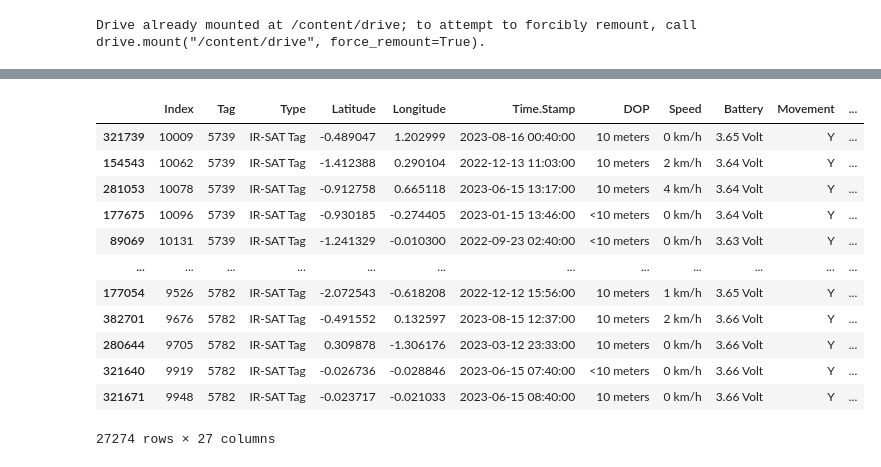
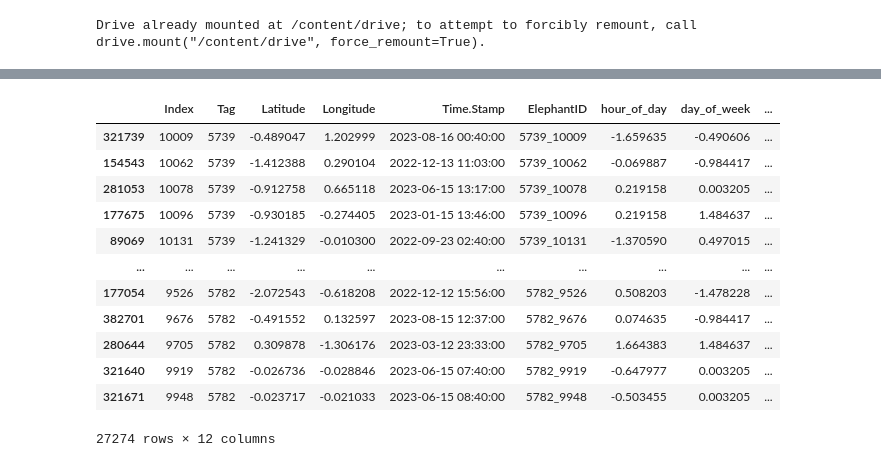
Before and after one commit to indhu68/Intro_to_DL_Project, a Jupyter notebook: Intro_to_DL_Project.ipynb, the cells around one changed output, grey strips where cells are left out. Cells and saved outputs as stored; diff of their text form; code cells hidden in the pictures.

```diff
--- a/Intro_to_DL_Project.ipynb
+++ b/Intro_to_DL_Project.ipynb
@@ -24,6 +57,6 @@ df['ElephantID'] = df['Tag'].astype(str) + '_' + df['Index'].astype(str)
 # %%
 imputer = SimpleImputer(strategy='mean')
-df[['Latitude', 'Longitude']] = imputer.fit_transform(df[['Latitude', 'Longitude']])
+df_new[['Latitude', 'Longitude']] = imputer.fit_transform(df_new[['Latitude', 'Longitude']])
 # %%
 def calculate_haversine(lat1, lon1, lat2, lon2):
     """Calculate the haversine distance between two points on the earth (specified in decimal degrees)."""
@@ -39,60 +72,61 @@ def calculate_haversine(lat1, lon1, lat2, lon2):
     return c * r
 
 # Adding time-related features
-df['hour_of_day'] = df['Time.Stamp'].dt.hour
-df['day_of_week'] = df['Time.Stamp'].dt.dayofweek
+df_new['hour_of_day'] = df_new['Time.Stamp'].dt.hour
+df_new['day_of_week'] = df_new['Time.Stamp'].dt.dayofweek
 
 # Ensure data is sorted to correctly calculate distances
-df.sort_values(by=['ElephantID', 'Time.Stamp'], inplace=True)
+df_new.sort_values(by=['ElephantID', 'Time.Stamp'], inplace=True)
 
 # Calculate shifted latitude and longitude for distance calculation
-df['shifted_latitude'] = df.groupby('ElephantID')['Latitude'].shift(1)
-df['shifted_longitude'] = df.groupby('ElephantID')['Longitude'].shift(1)
+df_new['shifted_latitude'] = df_new.groupby('ElephantID')['Latitude'].shift(1)
+df_new['shifted_longitude'] = df_new.groupby('ElephantID')['Longitude'].shift(1)
 
 # Calculate haversine distance; dropping NaN values resulting from the shift operation
-df.dropna(subset=['shifted_latitude', 'shifted_longitude'], inplace=True)
-df['distance'] = df.apply(lambda x: calculate_haversine(x['Latitude'], x['Longitude'], x['shifted_latitude'], x['shifted_longitude']), axis=1)
+df_new.dropna(subset=['shifted_latitude', 'shifted_longitude'], inplace=True)
+df_new['distance'] = df_new.apply(lambda x: calculate_haversine(x['Latitude'], x['Longitude'], x['shifted_latitude'], x['shifted_longitude']), axis=1)
 # %%
 scaler = StandardScaler()
 features = ['Latitude', 'Longitude', 'distance', 'hour_of_day', 'day_of_week']
-df[features] = scaler.fit_transform(df[features])
+df_new[features] = scaler.fit_transform(df_new[features])
+# %%
+# Encode ElephantID
+encoder = LabelEncoder()
+df_new['ElephantID_encoded'] = encoder.fit_transform(df_new['ElephantID'])
 # %%
-# Encode ElephantID
-encoder = LabelEncoder()
-df['ElephantID_encoded'] = encoder.fit_transform(df['ElephantID'])
 
 # Define function to create sequences
-def create_sequences(df, sequence_length=10):
+def create_sequences(df_new, sequence_length=10):
     sequences = []
     targets = []
     elephant_ids = []
-    for _, group in df.groupby('ElephantID_encoded'):
+    for _, group in df_new.groupby('ElephantID_encoded'):
         if len(group) < sequence_length:
             # Skip groups with less data than our sequence length
             continue
         for i in range(len(group) - sequence_length):
             seq = group[features].iloc[i:i+sequence_length].values
             target = group[['Latitude', 'Longitude']].iloc[i+sequence_length].values
             elephant_id = group['ElephantID_encoded'].iloc[i+sequence_length]
             sequences.append(seq)
             targets.append(target)
             elephant_ids.append(elephant_id)
     return np.array(sequences), np.array(targets), np.array(elephant_ids)
 
 sequence_length = 10
-X, y, elephant_ids = create_sequences(df, sequence_length)
-df
+X, y, elephant_ids = create_sequences(df_new, sequence_length)
+df_new
 # %% [output]
-|  | Index | Tag | Type | Latitude | Longitude | Time.Stamp | DOP | Speed | Battery | Movement | ... |
-| 321739 | 10009 | 5739 | IR-SAT Tag | -0.489047 | 1.202999 | 2023-08-16 00:40:00 | 10 meters | 0 km/h | 3.65 Volt | Y | ... |
-| 154543 | 10062 | 5739 | IR-SAT Tag | -1.412388 | 0.290104 | 2022-12-13 11:03:00 | 10 meters | 2 km/h | 3.64 Volt | Y | ... |
-| 281053 | 10078 | 5739 | IR-SAT Tag | -0.912758 | 0.665118 | 2023-06-15 13:17:00 | 10 meters | 4 km/h | 3.64 Volt | Y | ... |
-| 177675 | 10096 | 5739 | IR-SAT Tag | -0.930185 | -0.274405 | 2023-01-15 13:46:00 | <10 meters | 0 km/h | 3.64 Volt | Y | ... |
-| 89069 | 10131 | 5739 | IR-SAT Tag | -1.241329 | -0.010300 | 2022-09-23 02:40:00 | <10 meters | 0 km/h | 3.63 Volt | Y | ... |
-| ... | ... | ... | ... | ... | ... | ... | ... | ... | ... | ... | ... |
-| 177054 | 9526 | 5782 | IR-SAT Tag | -2.072543 | -0.618208 | 2022-12-12 15:56:00 | 10 meters | 1 km/h | 3.65 Volt | Y | ... |
-| 382701 | 9676 | 5782 | IR-SAT Tag | -0.491552 | 0.132597 | 2023-08-15 12:37:00 | 10 meters | 2 km/h | 3.66 Volt | Y | ... |
-| 280644 | 9705 | 5782 | IR-SAT Tag | 0.309878 | -1.306176 | 2023-03-12 23:33:00 | 10 meters | 0 km/h | 3.66 Volt | Y | ... |
-| 321640 | 9919 | 5782 | IR-SAT Tag | -0.026736 | -0.028846 | 2023-06-15 07:40:00 | <10 meters | 0 km/h | 3.66 Volt | Y | ... |
-| 321671 | 9948 | 5782 | IR-SAT Tag | -0.023717 | -0.021033 | 2023-06-15 08:40:00 | 10 meters | 0 km/h | 3.66 Volt | Y | ... |
+|  | Index | Tag | Latitude | Longitude | Time.Stamp | ElephantID | hour_of_day | day_of_week | ... |
+| 321739 | 10009 | 5739 | -0.489047 | 1.202999 | 2023-08-16 00:40:00 | 5739_10009 | -1.659635 | -0.490606 | ... |
+| 154543 | 10062 | 5739 | -1.412388 | 0.290104 | 2022-12-13 11:03:00 | 5739_10062 | -0.069887 | -0.984417 | ... |
+| 281053 | 10078 | 5739 | -0.912758 | 0.665118 | 2023-06-15 13:17:00 | 5739_10078 | 0.219158 | 0.003205 | ... |
+| 177675 | 10096 | 5739 | -0.930185 | -0.274405 | 2023-01-15 13:46:00 | 5739_10096 | 0.219158 | 1.484637 | ... |
+| 89069 | 10131 | 5739 | -1.241329 | -0.010300 | 2022-09-23 02:40:00 | 5739_10131 | -1.370590 | 0.497015 | ... |
+| ... | ... | ... | ... | ... | ... | ... | ... | ... | ... |
+| 177054 | 9526 | 5782 | -2.072543 | -0.618208 | 2022-12-12 15:56:00 | 5782_9526 | 0.508203 | -1.478228 | ... |
+| 382701 | 9676 | 5782 | -0.491552 | 0.132597 | 2023-08-15 12:37:00 | 5782_9676 | 0.074635 | -0.984417 | ... |
+| 280644 | 9705 | 5782 | 0.309878 | -1.306176 | 2023-03-12 23:33:00 | 5782_9705 | 1.664383 | 1.484637 | ... |
+| 321640 | 9919 | 5782 | -0.026736 | -0.028846 | 2023-06-15 07:40:00 | 5782_9919 | -0.647977 | 0.003205 | ... |
+| 321671 | 9948 | 5782 | -0.023717 | -0.021033 | 2023-06-15 08:40:00 | 5782_9948 | -0.503455 | 0.003205 | ... |
-27274 rows × 27 columns
+27274 rows × 12 columns
```
Also changed, not shown: parts of 2 cells of this notebook.
